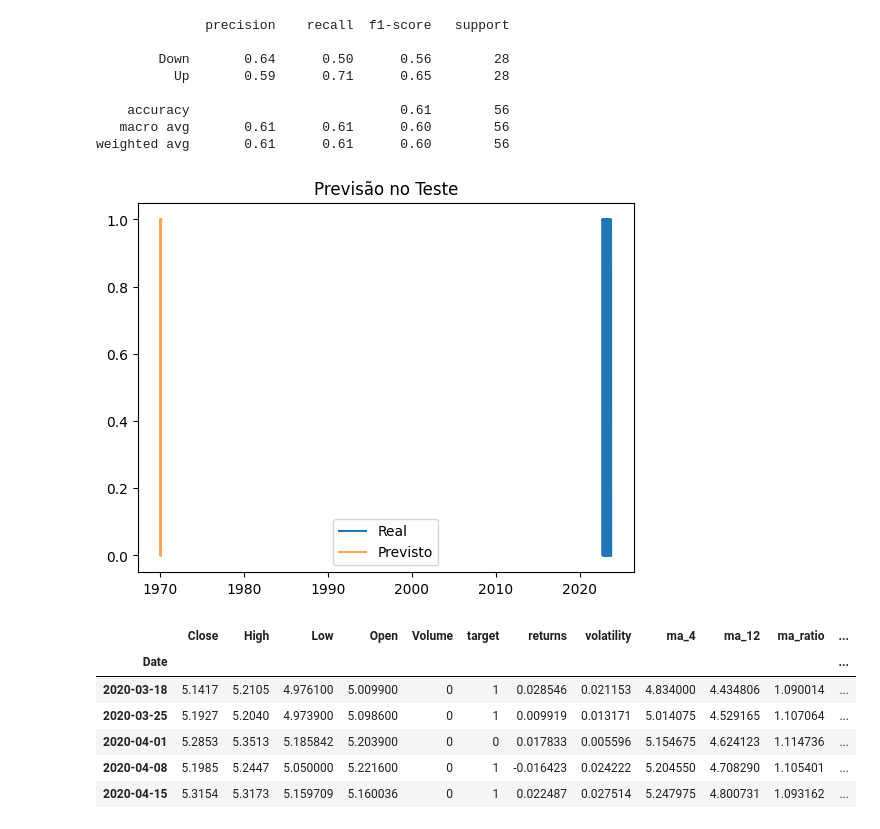
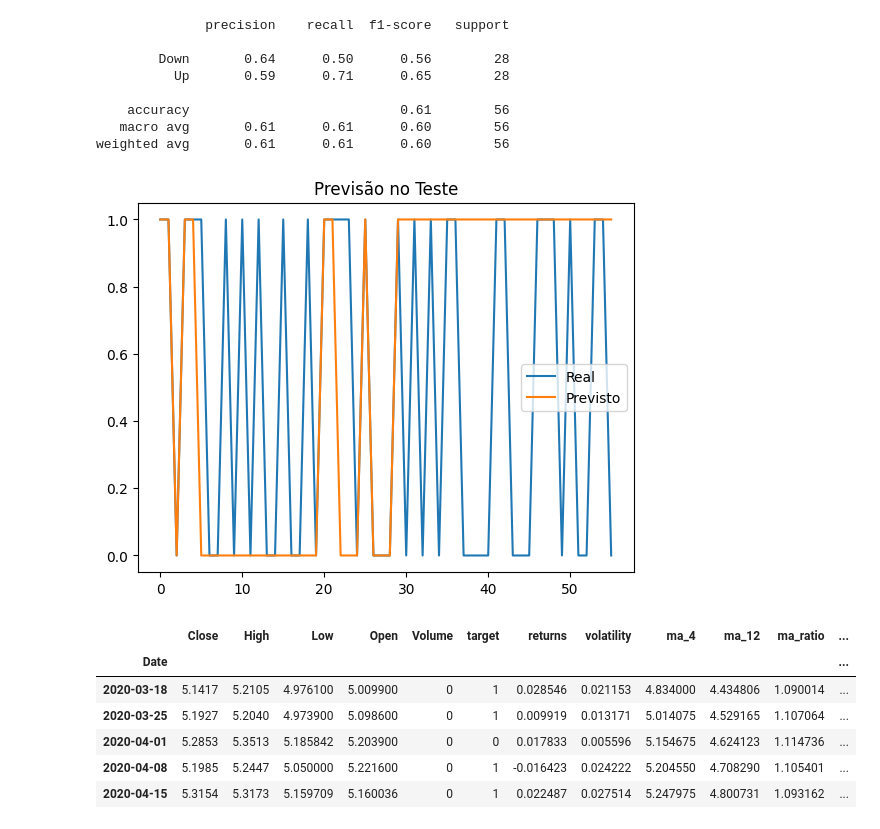
Before and after one commit to FelipeNicolettiRMario/market-data-market-prediction-ml-study, a Jupyter notebook: models/logistic_regression.ipynb, the cells around one changed output. Drawn from its saved outputs; the diff is of its cells as text; code cells hidden in the pictures.

```diff
--- a/models/logistic_regression.ipynb
+++ b/models/logistic_regression.ipynb
@@ -62,9 +62,9 @@ print(classification_report(y_test, predictions, target_names=["Down", "Up"]))
    macro avg       0.61      0.61      0.60        56
 weighted avg       0.61      0.61      0.60        56
 # %%
-plot_precision(y_test, predictions)
+plot_precision(y_test.values, predictions)
 # %% [output]
-[figure, old version]
+[figure, new version]
 # %%
 all_predictions = pipeline.predict(X)
 all_probas = pipeline.predict_proba(X)[:, 1]
```
Also changed, not shown: parts of 1 cell of this notebook, 2 other files.
